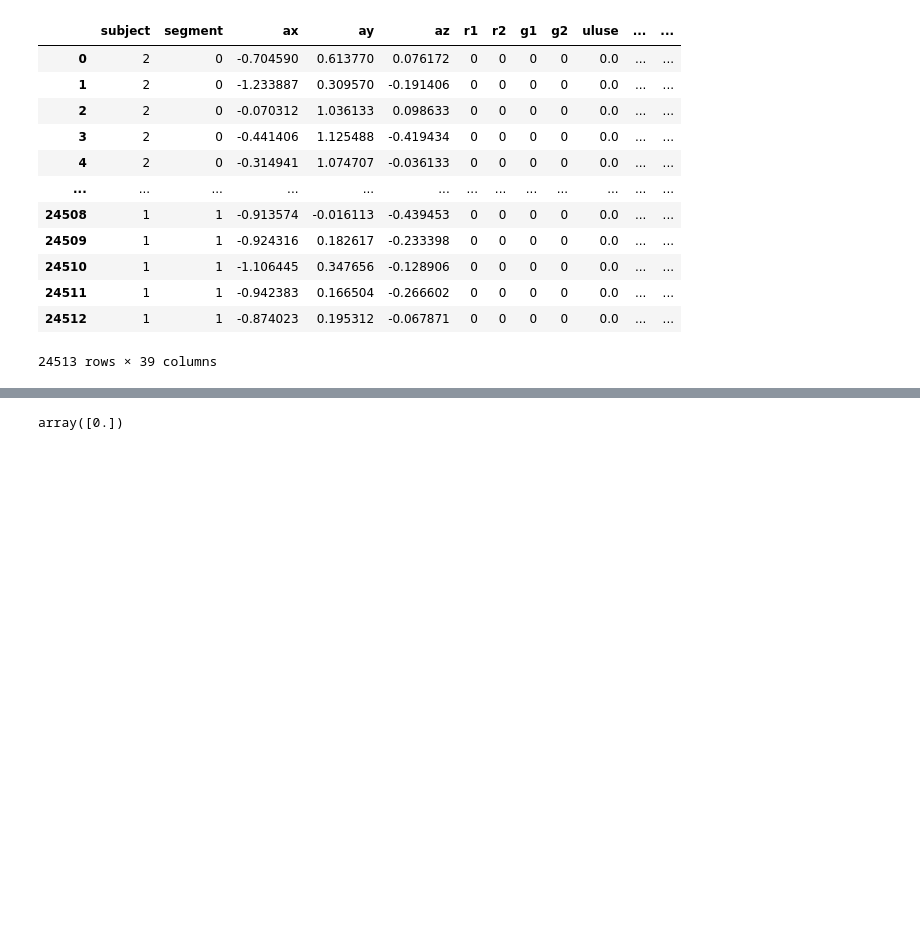
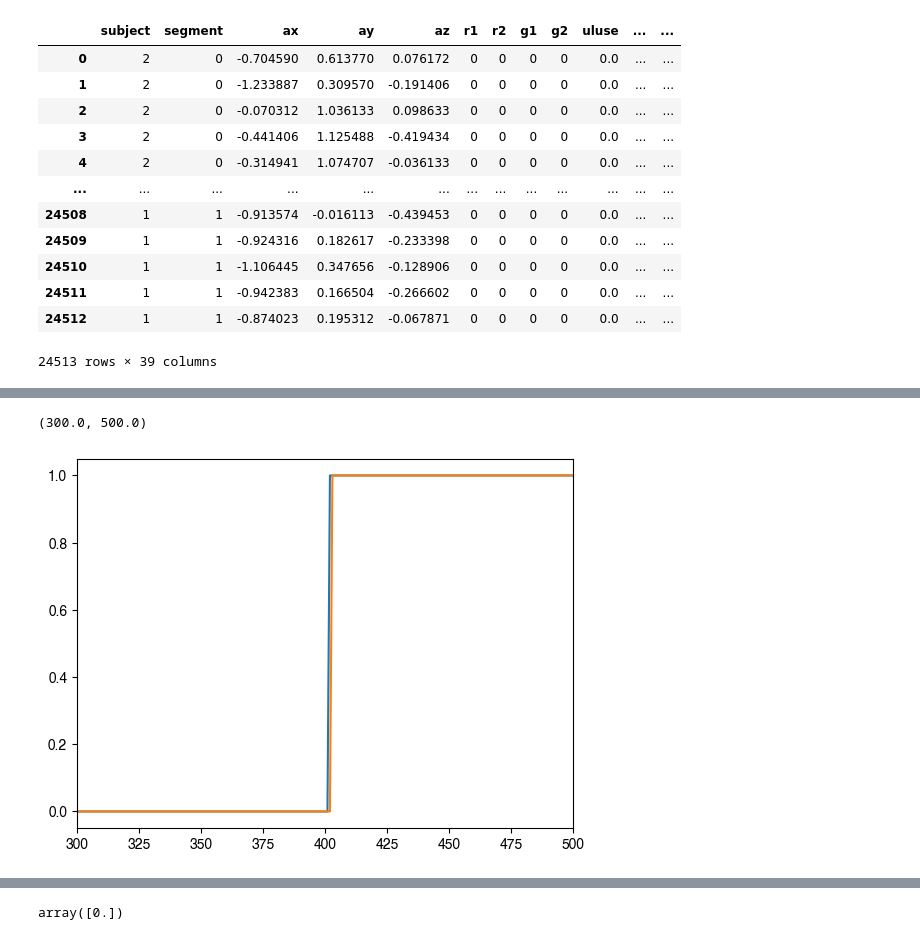
Before and after one commit to siva82kb/uluse_with_output_feedback, a Jupyter notebook: notebooks/01-rf-feedback-intersubject.ipynb, the cells around one changed output, grey strips where cells are left out. Cells and saved outputs as stored; diff of their text form; code cells hidden in the pictures; blank space fills up the shorter version.

```diff
--- a/notebooks/01-rf-feedback-intersubject.ipynb
+++ b/notebooks/01-rf-feedback-intersubject.ipynb
@@ -346,0 +400,7 @@ y_test = np.zeros(X_test.shape[0])
+# %%
+plt.plot(y_test)
+plt.plot([get_past_output(y_test, _n, 1) for _n in range(len(y_test))])
+plt.xlim(300, 500)
+# %% [output]
+(300.0, 500.0)
+[figure, added]
```
Also changed, not shown: parts of 13 cells of this notebook, 1 other file.
